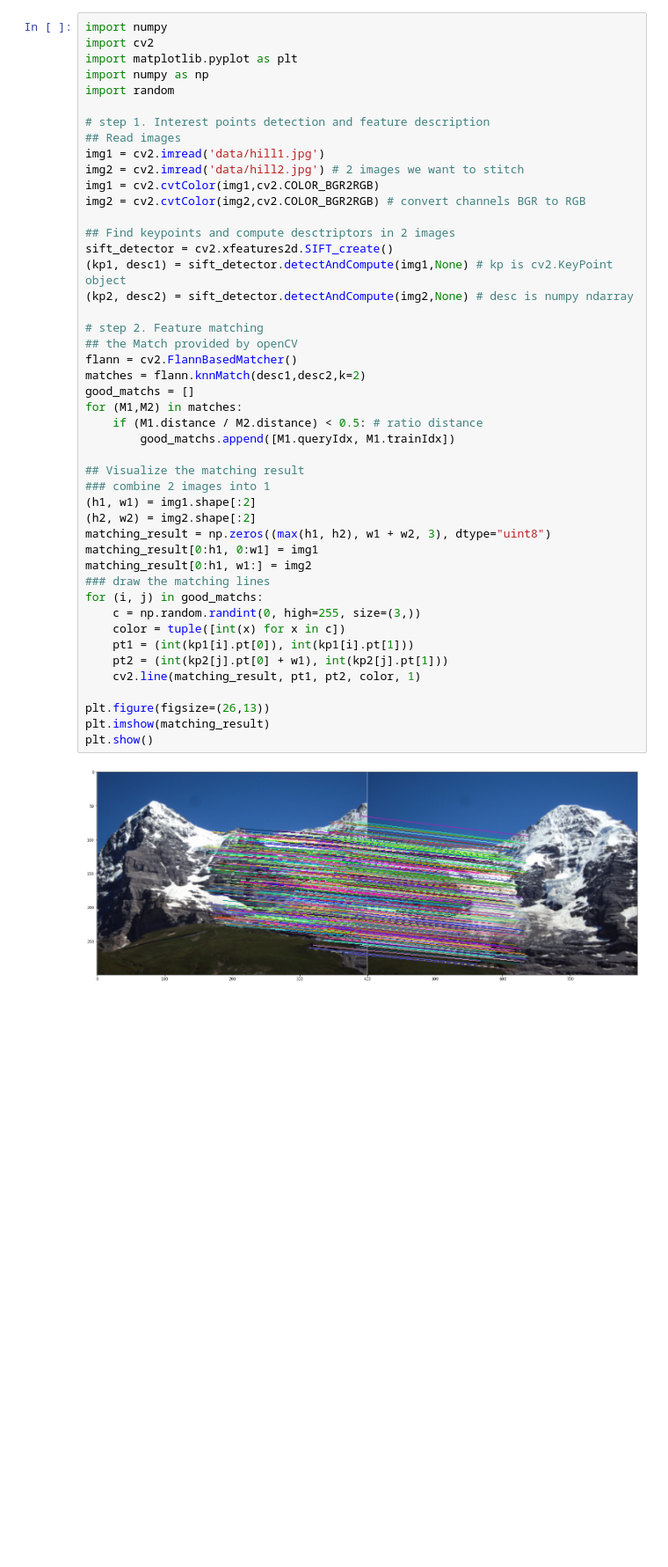
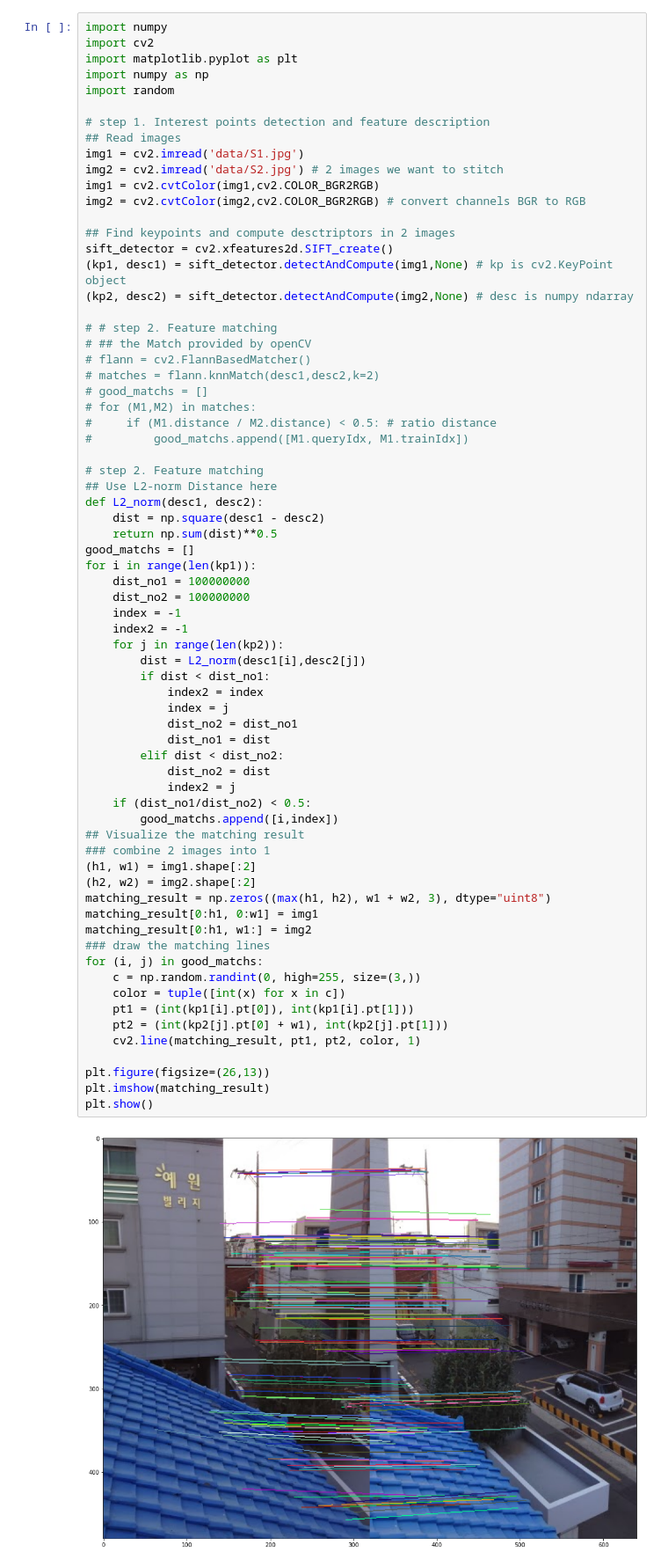
Before and after one commit to q890003/CV_hw3_stitching, a Jupyter notebook: CV_hw3_stitching/CV_hw3.ipynb, the cells around one changed output. Shown at 88% size. Drawn from its saved outputs; the diff is of its cells as text; blank space fills up the shorter version.

```diff
--- a/CV_hw3_stitching/CV_hw3.ipynb
+++ b/CV_hw3_stitching/CV_hw3.ipynb
@@ -7,45 +7,68 @@ import random
 
 # step 1. Interest points detection and feature description
 ## Read images
-img1 = cv2.imread('data/hill1.jpg')
-img2 = cv2.imread('data/hill2.jpg') # 2 images we want to stitch
+img1 = cv2.imread('data/S1.jpg')
+img2 = cv2.imread('data/S2.jpg') # 2 images we want to stitch
 img1 = cv2.cvtColor(img1,cv2.COLOR_BGR2RGB)
 img2 = cv2.cvtColor(img2,cv2.COLOR_BGR2RGB) # convert channels BGR to RGB
 
 ## Find keypoints and compute desctriptors in 2 images
 sift_detector = cv2.xfeatures2d.SIFT_create()
 (kp1, desc1) = sift_detector.detectAndCompute(img1,None) # kp is cv2.KeyPoint object
 (kp2, desc2) = sift_detector.detectAndCompute(img2,None) # desc is numpy ndarray
 
+# # step 2. Feature matching
+# ## the Match provided by openCV
+# flann = cv2.FlannBasedMatcher()
+# matches = flann.knnMatch(desc1,desc2,k=2)
+# good_matchs = []
+# for (M1,M2) in matches:
+#     if (M1.distance / M2.distance) < 0.5: # ratio distance
+#         good_matchs.append([M1.queryIdx, M1.trainIdx])
+
 # step 2. Feature matching
-## the Match provided by openCV
-flann = cv2.FlannBasedMatcher()
-matches = flann.knnMatch(desc1,desc2,k=2)
+## Use L2-norm Distance here
+def L2_norm(desc1, desc2):
+    dist = np.square(desc1 - desc2)
+    return np.sum(dist)**0.5
 good_matchs = []
-for (M1,M2) in matches:
-    if (M1.distance / M2.distance) < 0.5: # ratio distance
-        good_matchs.append([M1.queryIdx, M1.trainIdx])
-
+for i in range(len(kp1)):
+    dist_no1 = 100000000
+    dist_no2 = 100000000
+    index = -1
+    index2 = -1
+    for j in range(len(kp2)):
+        dist = L2_norm(desc1[i],desc2[j])
+        if dist < dist_no1:
+            index2 = index
+            index = j
+            dist_no2 = dist_no1
+            dist_no1 = dist
+        elif dist < dist_no2:
+            dist_no2 = dist
+            index2 = j
+    if (dist_no1/dist_no2) < 0.5:
+        good_matchs.append([i,index])
 ## Visualize the matching result
 ### combine 2 images into 1
 (h1, w1) = img1.shape[:2]
 (h2, w2) = img2.shape[:2]
 matching_result = np.zeros((max(h1, h2), w1 + w2, 3), dtype="uint8")
 matching_result[0:h1, 0:w1] = img1
 matching_result[0:h1, w1:] = img2
 ### draw the matching lines
 for (i, j) in good_matchs:
     c = np.random.randint(0, high=255, size=(3,))
     color = tuple([int(x) for x in c])
     pt1 = (int(kp1[i].pt[0]), int(kp1[i].pt[1]))
     pt2 = (int(kp2[j].pt[0] + w1), int(kp2[j].pt[1]))
     cv2.line(matching_result, pt1, pt2, color, 1)
 
 plt.figure(figsize=(26,13))
 plt.imshow(matching_result)
 plt.show()
 # %% [output]
-[figure, old version]
+[figure, new version]
 # %%
 #config
 RANSAC_sample_num = 4
```
Also changed, not shown: parts of 2 cells of this notebook.
